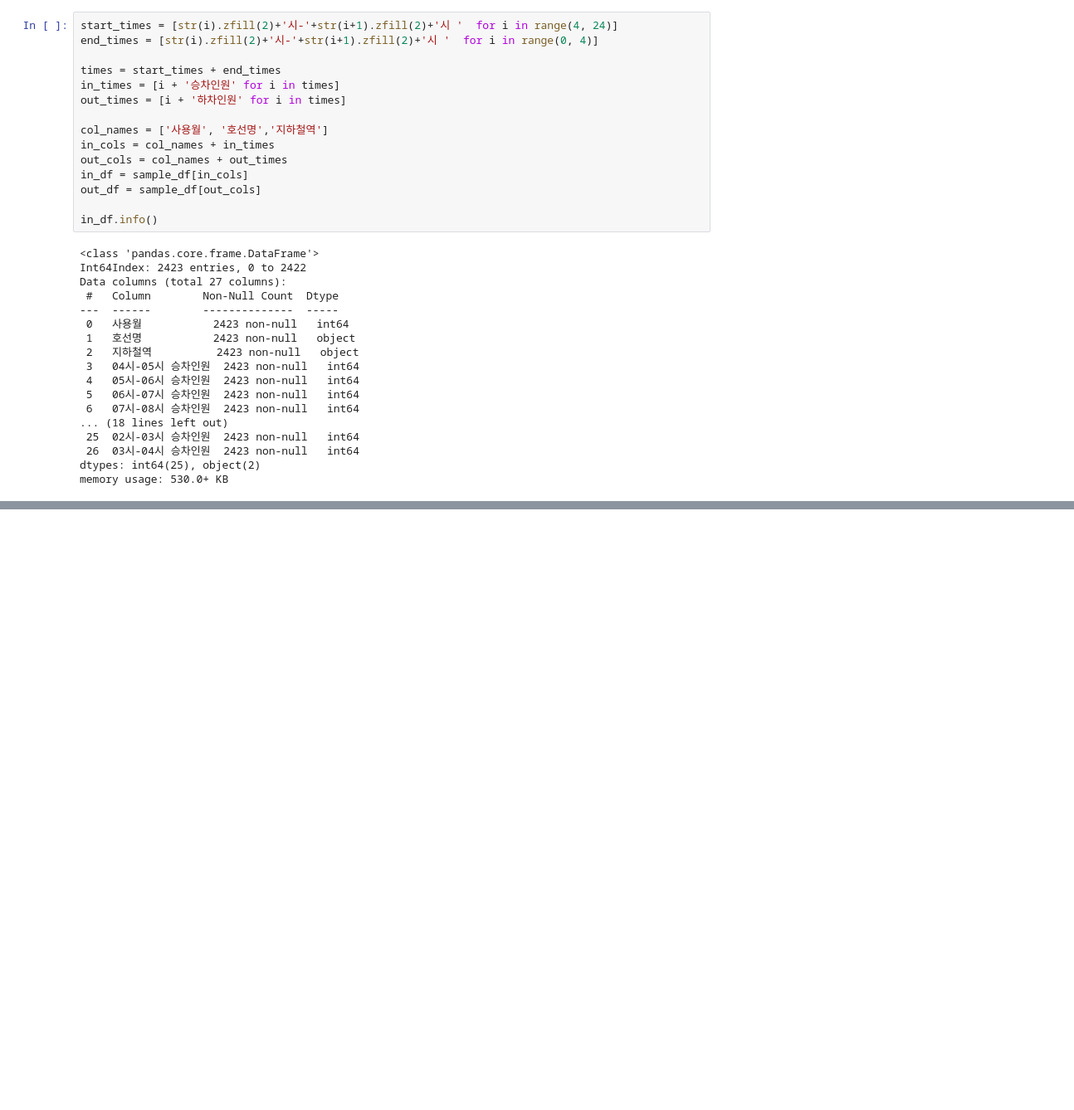
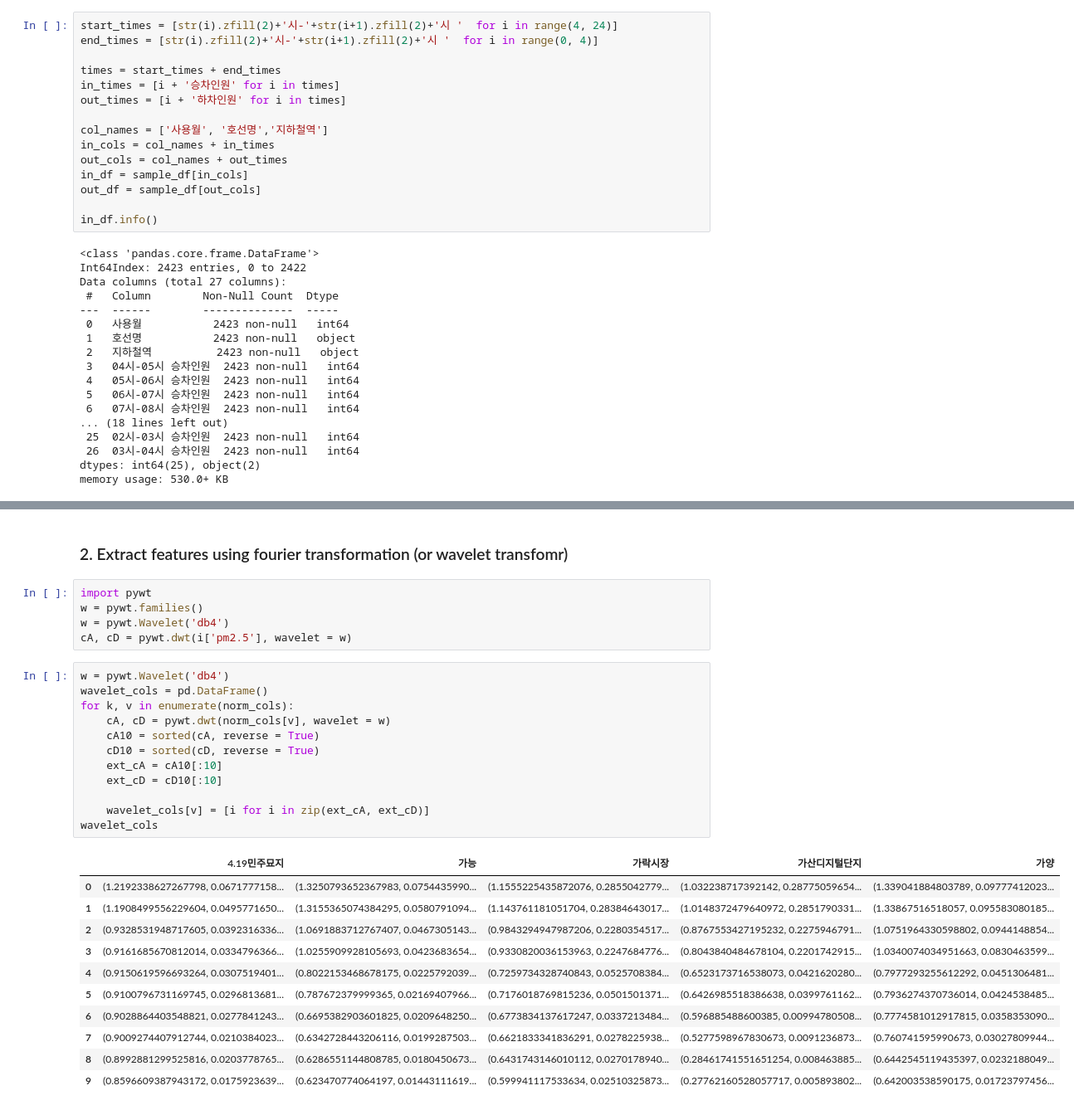
Before and after one commit to cwoong2park/UrbanDataTutorial, a Jupyter notebook: Final_Proj.ipynb, the cells around one changed output, grey strips where cells are left out. Shown at 83% size. Drawn from its saved outputs; the diff is of its cells as text; blank space fills up the shorter version.

```diff
--- a/Final_Proj.ipynb
+++ b/Final_Proj.ipynb
@@ -115,0 +138,31 @@ Name: 가양, Length: 96, dtype: float64
+# %% [markdown]
+### 2. Extract features using fourier transformation (or wavelet transfomr)
+# %%
+import pywt
+w = pywt.families()
+w = pywt.Wavelet('db4')
+cA, cD = pywt.dwt(i['pm2.5'], wavelet = w)
+# %%
+w = pywt.Wavelet('db4')
+wavelet_cols = pd.DataFrame()
+for k, v in enumerate(norm_cols):
+    cA, cD = pywt.dwt(norm_cols[v], wavelet = w)
+    cA10 = sorted(cA, reverse = True)
+    cD10 = sorted(cD, reverse = True)
+    ext_cA = cA10[:10]
+    ext_cD = cD10[:10]
+
+    wavelet_cols[v] = [i for i in zip(ext_cA, ext_cD)]
+wavelet_cols
+# %% [output]
+|  | 4.19민주묘지 | 가능 | 가락시장 | 가산디지털단지 | 가양 |
+| 0 | (1.2192338627267798, 0.0671777158... | (1.3250793652367983, 0.0754435990... | (1.1555225435872076, 0.2855042779... | (1.032238717392142, 0.28775059654... | (1.339041884803789, 0.09777412023... |
+| 1 | (1.1908499556229604, 0.0495771650... | (1.3155365074384295, 0.0580791094... | (1.143761181051704, 0.28384643017... | (1.0148372479640972, 0.2851790331... | (1.33867516518057, 0.095583080185... |
+| 2 | (0.9328531948717605, 0.0392316336... | (1.0691883712767407, 0.0467305143... | (0.9843294947987206, 0.2280354517... | (0.8767553427195232, 0.2275946791... | (1.0751964330598802, 0.0944148854... |
+| 3 | (0.9161685670812014, 0.0334796366... | (1.0255909928105693, 0.0423683654... | (0.9330820036153963, 0.2247684776... | (0.8043840484678104, 0.2201742915... | (1.0340074034951663, 0.0830463599... |
+| 4 | (0.9150619596693264, 0.0307519401... | (0.8022153468678175, 0.0225792039... | (0.7259734328740843, 0.0525708384... | (0.6523173716538073, 0.0421620280... | (0.7977293255612292, 0.0451306481... |
+| 5 | (0.9100796731169745, 0.0296813681... | (0.787672379999365, 0.02169407966... | (0.7176018769815236, 0.0501501371... | (0.6426985518386638, 0.0399761162... | (0.7936274370736014, 0.0424538485... |
+| 6 | (0.9028864403548821, 0.0277841243... | (0.6695382903601825, 0.0209648250... | (0.6773834137617247, 0.0337213484... | (0.596885488600385, 0.00994780508... | (0.7774581012917815, 0.0358353090... |
+| 7 | (0.9009274407912744, 0.0210384023... | (0.6342728443206116, 0.0199287503... | (0.6621833341836291, 0.0278225938... | (0.5277598967830673, 0.0091236873... | (0.760741595990673, 0.03027809944... |
+| 8 | (0.8992881299525816, 0.0203778765... | (0.6286551144808785, 0.0180450673... | (0.6431743146010112, 0.0270178940... | (0.28461741551651254, 0.008463885... | (0.6442545119435397, 0.0232188049... |
+| 9 | (0.8596609387943172, 0.0175923639... | (0.623470774064197, 0.01443111619... | (0.599941117533634, 0.02510325873... | (0.27762160528057717, 0.005893802... | (0.642003538590175, 0.01723797456... |
```
Also changed, not shown: parts of 12 cells of this notebook.
